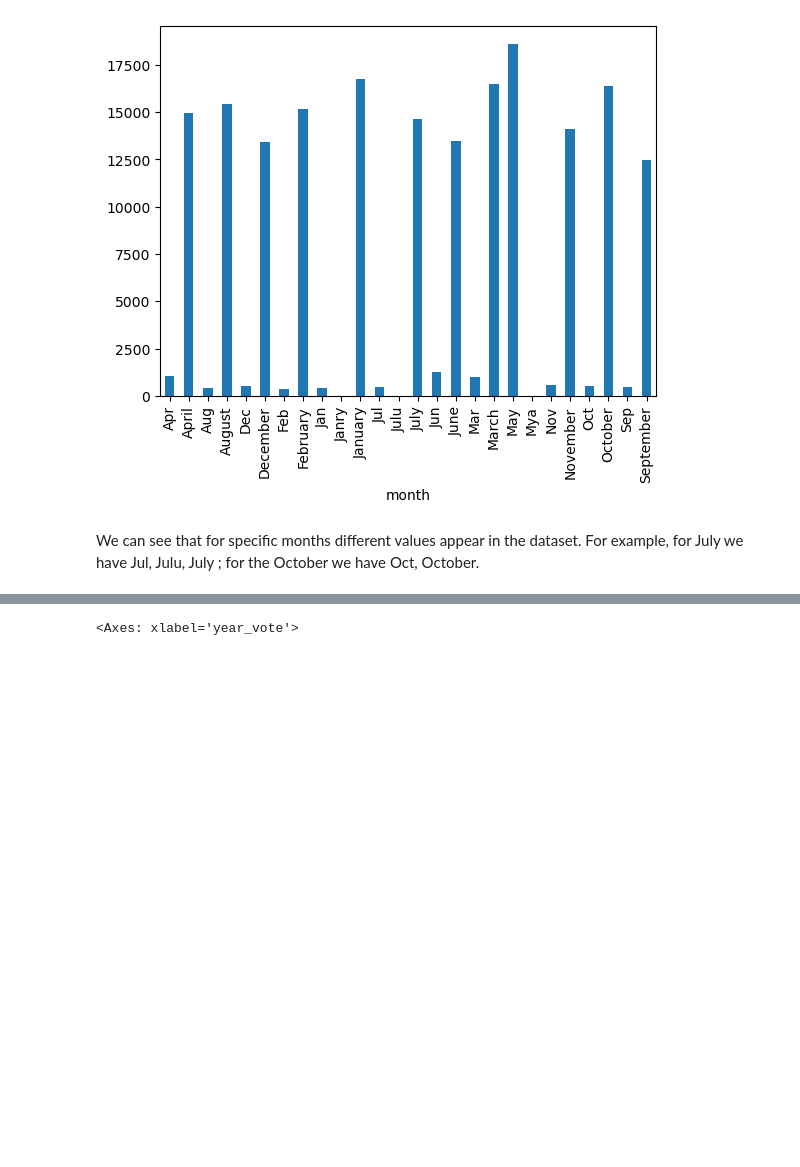
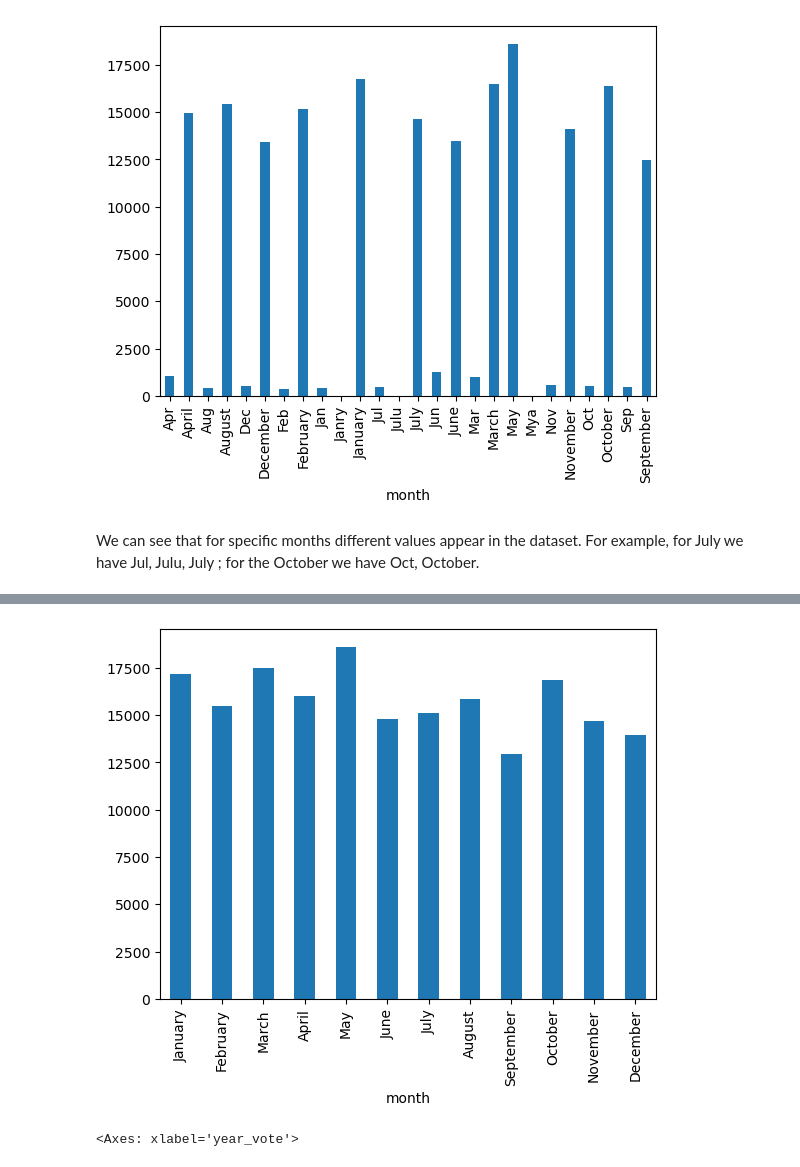
Before and after one commit to epfl-ada/ada-2023-project-thedatafreaks, a Jupyter notebook: notebooks/data_exploration.ipynb, the cells around one changed output, grey strips where cells are left out. Saved outputs shown, nothing was run; the diff lists cells and outputs as text; code cells hidden in the pictures; blank space fills up the shorter version.

```diff
--- a/notebooks/data_exploration.ipynb
+++ b/notebooks/data_exploration.ipynb
@@ -184,3 +192,12 @@ new_df
 | 198274 | Jimregan | Zanimum | 1 | 1 | 2003 |  | Support - anyone who can write so... | None | None | None | ... |
 198275 rows × 12 columns
+# %%
+#Display the corrected dataframe
+month_order = ['January', 'February', 'March', 'April', 'May', 'June', 'July', 'August', 'September', 'October', 'November', 'December']
+new_df['month'] = pd.Categorical(new_df['month'], categories=month_order, ordered=True)
+
+new_df['month'].value_counts().sort_index().plot(kind='bar')
+plt.show()
+# %% [output]
+[figure, added]
 # %%
```
Also changed, not shown: parts of 25 cells of this notebook.
